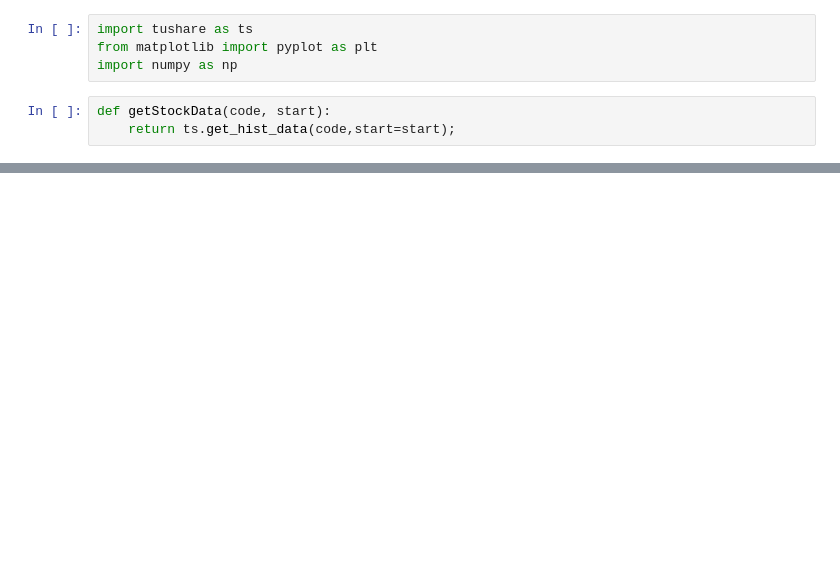
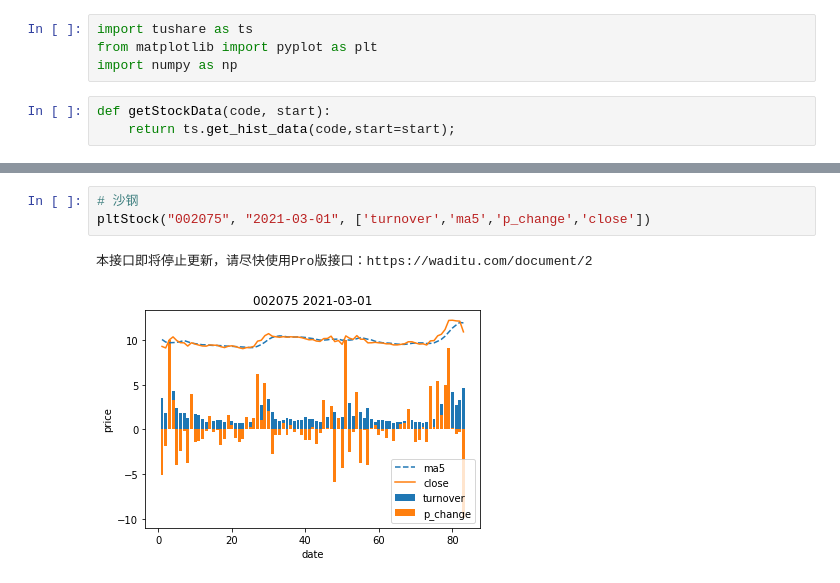
Before and after one commit to Alfxjx/quant, a Jupyter notebook: stocks.ipynb, the cells around one changed output, grey strips where cells are left out. Saved outputs shown, nothing was run; the diff lists cells and outputs as text; blank space fills up the shorter version.

```diff
--- a/stocks.ipynb
+++ b/stocks.ipynb
@@ -21,0 +43,6 @@ pltStock(df, 'turnover')
+# %%
+# 沙钢
+pltStock("002075", "2021-03-01", ['turnover','ma5','p_change','close'])
+# %% [output]
+本接口即将停止更新，请尽快使用Pro版接口：https://waditu.com/document/2
+[figure, added]
```
Also changed, not shown: parts of 5 cells of this notebook.
